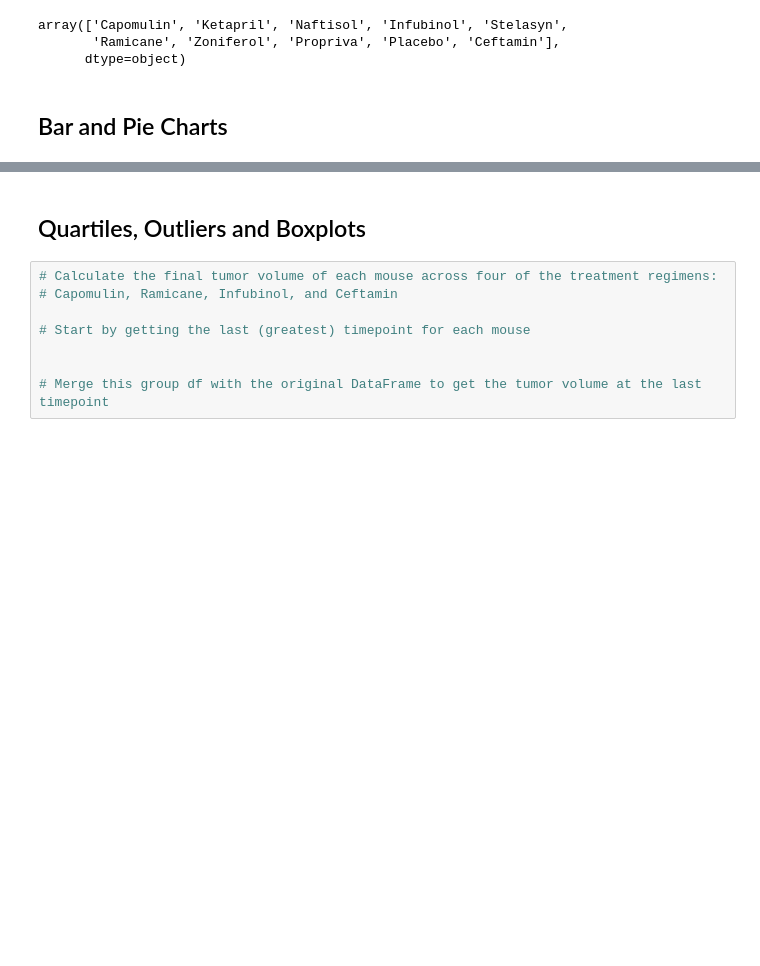
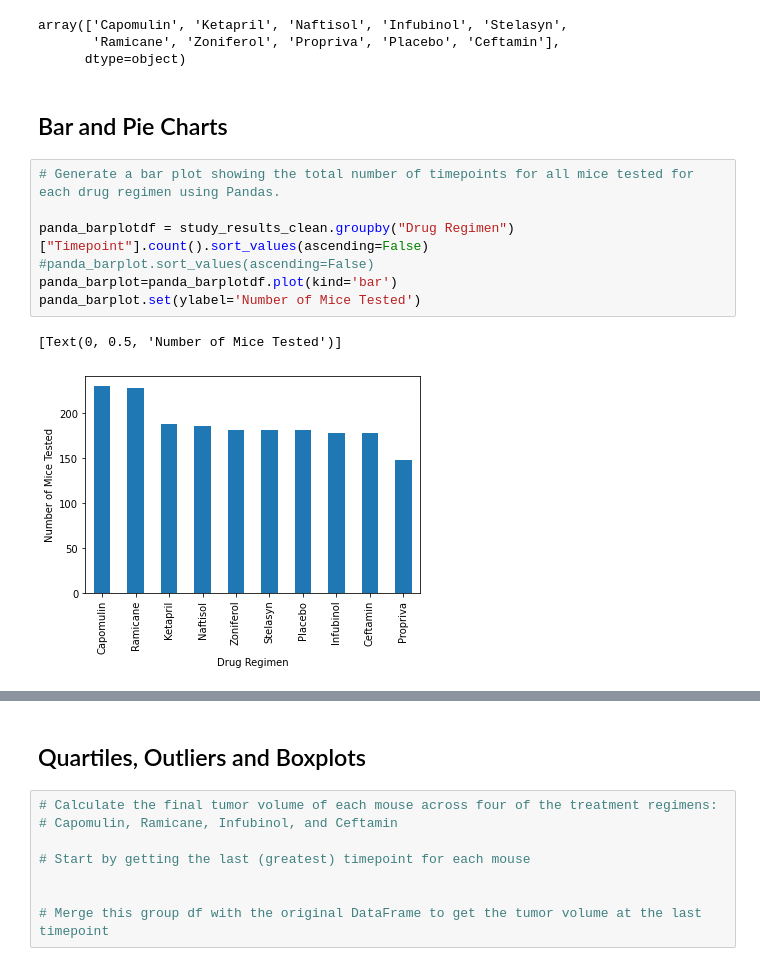
Before and after one commit to AdamTuor/matplotlib-challenge, a Jupyter notebook: Pymaceuticals/pymaceuticals_starter.ipynb, the cells around one changed output, grey strips where cells are left out. Drawn from its saved outputs; the diff is of its cells as text; blank space fills up the shorter version.

```diff
--- a/Pymaceuticals/pymaceuticals_starter.ipynb
+++ b/Pymaceuticals/pymaceuticals_starter.ipynb
@@ -128,4 +128,14 @@ array(['Capomulin', 'Ketapril', 'Naftisol', 'Infubinol', 'Stelasyn',
       dtype=object)
 # %% [markdown]
 ## Bar and Pie Charts
+# %%
+# Generate a bar plot showing the total number of timepoints for all mice tested for each drug regimen using Pandas.
+
+panda_barplotdf = study_results_clean.groupby("Drug Regimen")["Timepoint"].count().sort_values(ascending=False)
+#panda_barplot.sort_values(ascending=False)
+panda_barplot=panda_barplotdf.plot(kind='bar')
+panda_barplot.set(ylabel='Number of Mice Tested')
+# %% [output]
+[Text(0, 0.5, 'Number of Mice Tested')]
+[figure, added]
 # %%
```
Also changed, not shown: parts of 9 cells of this notebook.
